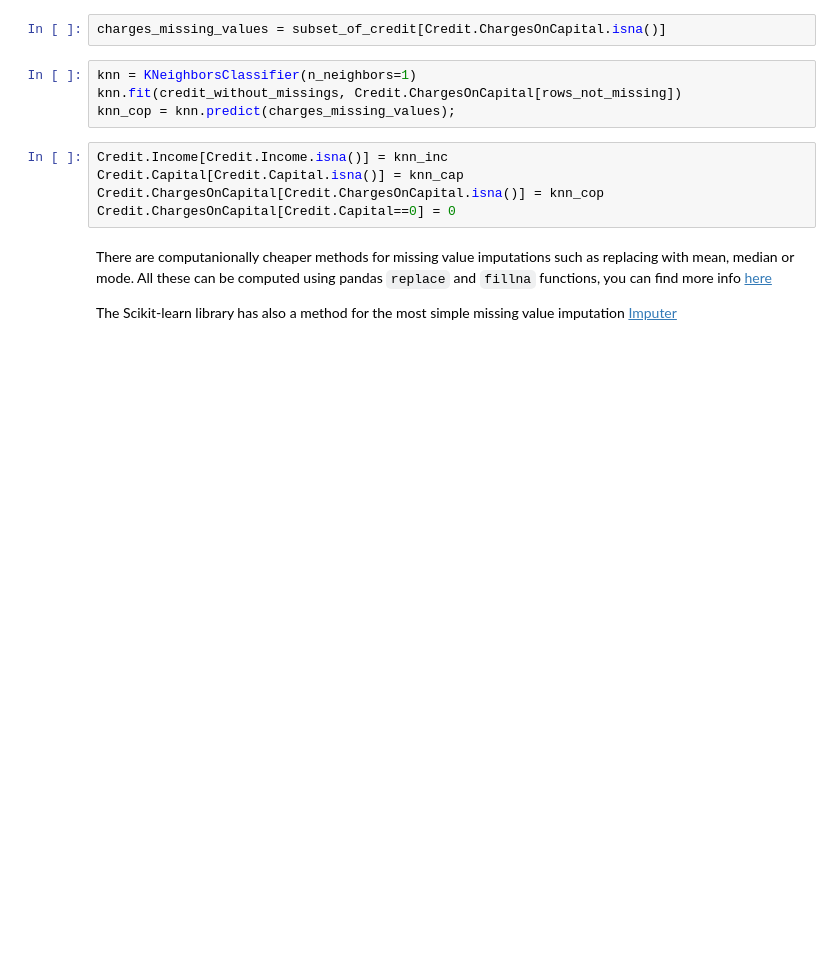
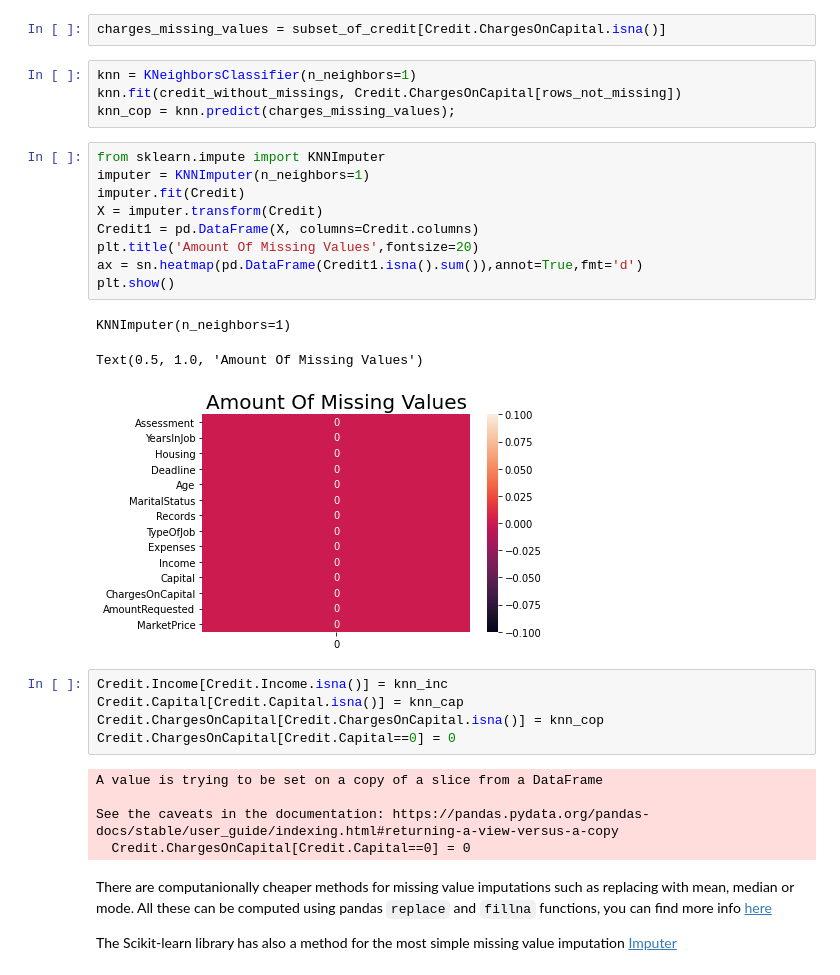
Before and after one commit to monadplus/ML, a Jupyter notebook: lab/lab1/ml01-preprocess.ipynb, the cells around one changed output. Cells and saved outputs as stored; diff of their text form; blank space fills up the shorter version.

```diff
--- a/lab/lab1/ml01-preprocess.ipynb
+++ b/lab/lab1/ml01-preprocess.ipynb
@@ -193,11 +331,29 @@ charges_missing_values = subset_of_credit[Credit.ChargesOnCapital.isna()]
 knn = KNeighborsClassifier(n_neighbors=1)
 knn.fit(credit_without_missings, Credit.ChargesOnCapital[rows_not_missing])
 knn_cop = knn.predict(charges_missing_values);
+# %%
+from sklearn.impute import KNNImputer
+imputer = KNNImputer(n_neighbors=1)
+imputer.fit(Credit)
+X = imputer.transform(Credit)
+Credit1 = pd.DataFrame(X, columns=Credit.columns)
+plt.title('Amount Of Missing Values',fontsize=20)
+ax = sn.heatmap(pd.DataFrame(Credit1.isna().sum()),annot=True,fmt='d')
+plt.show()
+# %% [output]
+KNNImputer(n_neighbors=1)
+Text(0.5, 1.0, 'Amount Of Missing Values')
+[figure, added]
 # %%
 Credit.Income[Credit.Income.isna()] = knn_inc
 Credit.Capital[Credit.Capital.isna()] = knn_cap
 Credit.ChargesOnCapital[Credit.ChargesOnCapital.isna()] = knn_cop
 Credit.ChargesOnCapital[Credit.Capital==0] = 0
+# %% [output]
+A value is trying to be set on a copy of a slice from a DataFrame
+
+See the caveats in the documentation: https://pandas.pydata.org/pandas-docs/stable/user_guide/indexing.html#returning-a-view-versus-a-copy
+  Credit.ChargesOnCapital[Credit.Capital==0] = 0
 # %% [markdown]
 There are computanionally cheaper methods for missing value imputations such as replacing with mean, median or mode. All these can be computed using pandas `replace` and `fillna` functions, you can find more info [here](https://pandas.pydata.org/pandas-docs/stable/missing_data.html)
 
```
Also changed, not shown: parts of 86 cells of this notebook, 2 other files.
